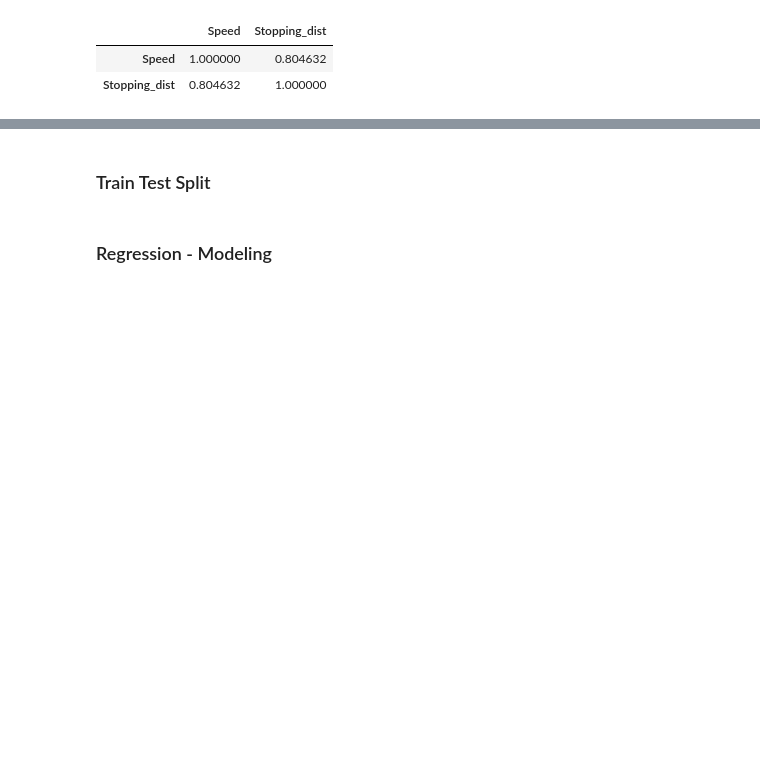
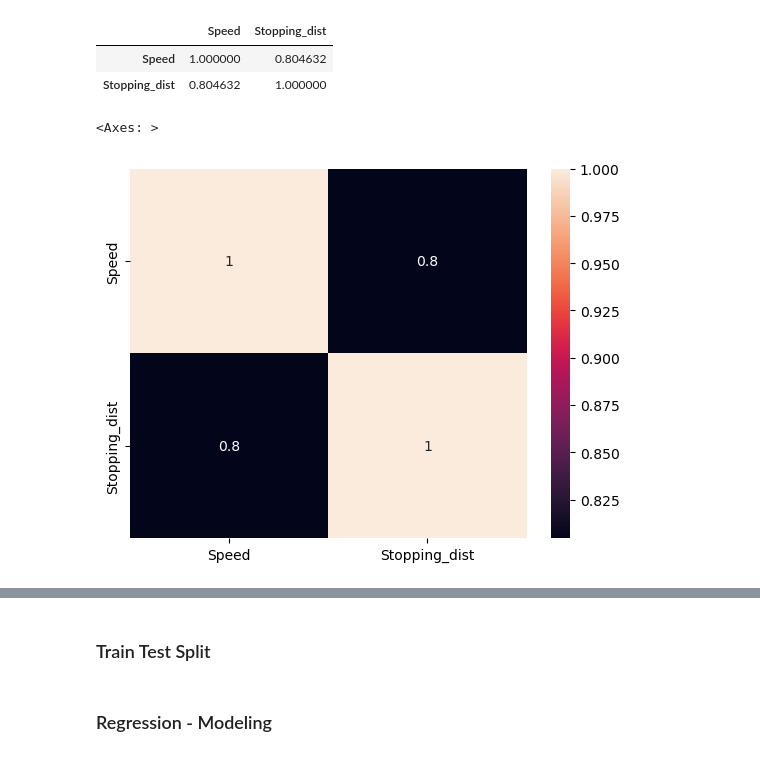
Before and after one commit to mohan-mj/Simple-Linear-Regression, a Jupyter notebook: Braking Distance.ipynb, the cells around one changed output, grey strips where cells are left out. Cells and saved outputs as stored; diff of their text form; code cells hidden in the pictures; blank space fills up the shorter version.

```diff
--- a/Braking Distance.ipynb
+++ b/Braking Distance.ipynb
@@ -66,3 +71,9 @@ myData.corr()
 |  | Speed | Stopping_dist |
 | Speed | 1.000000 | 0.804632 |
 | Stopping_dist | 0.804632 | 1.000000 |
+# %%
+# sns plot for correlation
+sns.heatmap(myData.corr(), annot=True)
+# %% [output]
+<Axes: >
+[figure, added]
```
Also changed, not shown: parts of 14 cells of this notebook, 6 other files.
